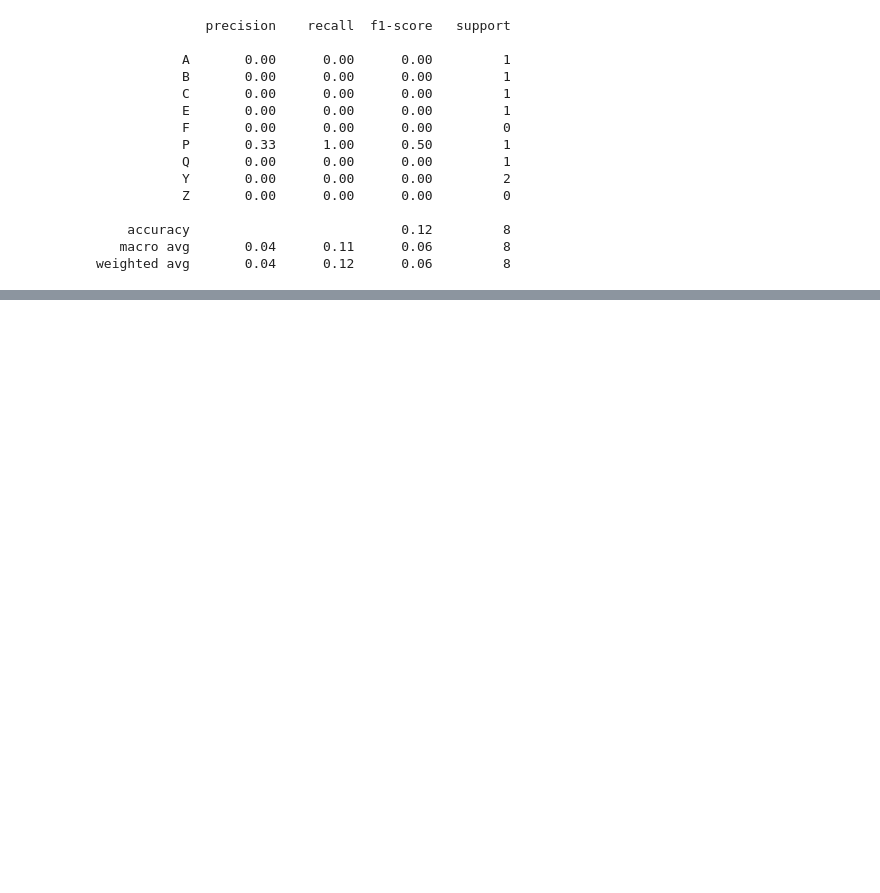
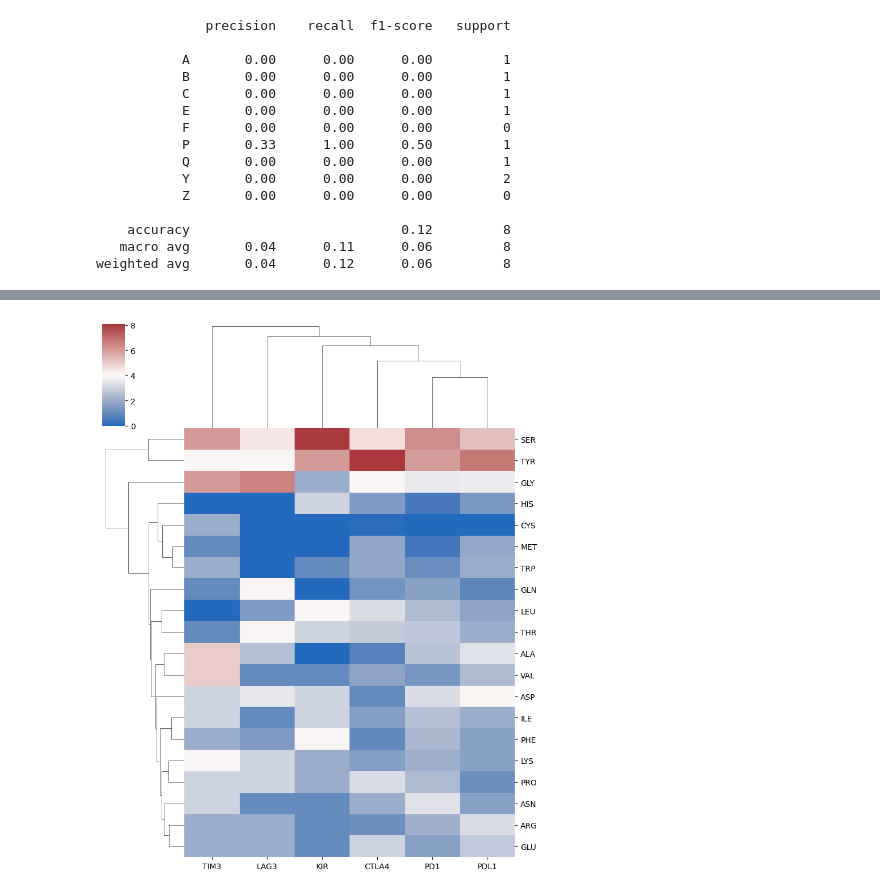
Before and after one commit to datascience-2025-group4/group04-team01, a Jupyter notebook: exploratory_data_analysis.ipynb, the cells around one changed output, grey strips where cells are left out. Saved outputs shown, nothing was run; the diff lists cells and outputs as text; code cells hidden in the pictures; blank space fills up the shorter version.

```diff
--- a/exploratory_data_analysis.ipynb
+++ b/exploratory_data_analysis.ipynb
@@ -504,3 +504,6 @@ print(classification_report(y_test, model.predict(X_test)))
     accuracy                           0.12         8
    macro avg       0.04      0.11      0.06         8
 weighted avg       0.04      0.12      0.06         8
+# %%
+X = heatmap_data.T  # Now
+X.fillna(0, inplace=True)
@@ -506,0 +550,10 @@ weighted avg       0.04      0.12      0.06         8
+# %%
+sns.clustermap(X.T,
+               metric='euclidean',      # Abstandsmessung
+               method='average',        # Cluster‑Methode („ward“, „complete“, …)
+               cmap='vlag',             # Farbkarte für z‑Scores
+               standard_scale=None,     # bereits z‑skaliert
+               figsize=(8, 10))
+plt.show()
+# %% [output]
+[figure, added]
```
Also changed, not shown: parts of 6 cells of this notebook.
